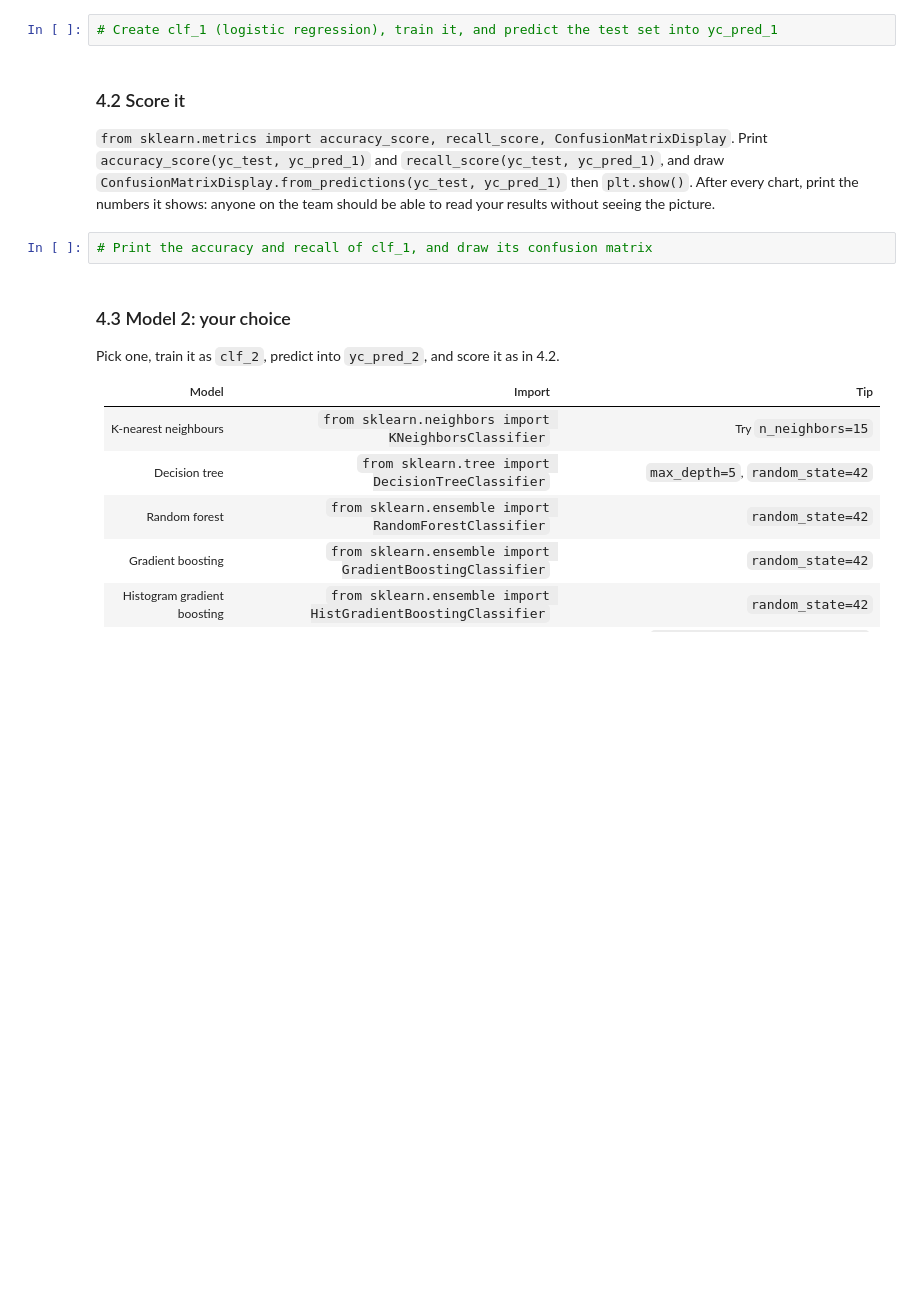
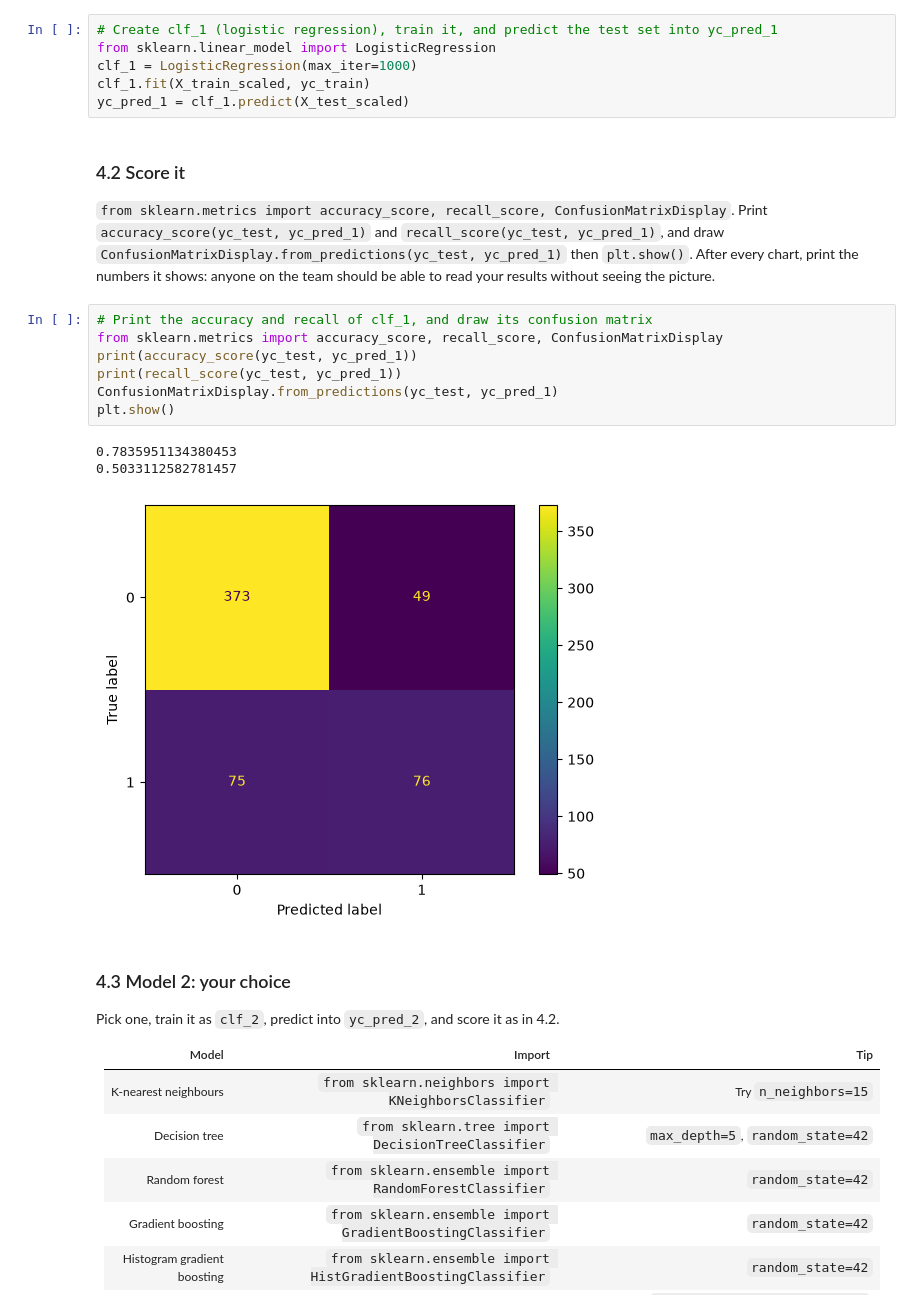
Before and after one commit to Andile-cpu/AI_CA2, a Jupyter notebook: CA2_music_Wed-02.ipynb, the cells around one changed output. Drawn from its saved outputs; the diff is of its cells as text; blank space fills up the shorter version.

```diff
--- a/CA2_music_Wed-02.ipynb
+++ b/CA2_music_Wed-02.ipynb
@@ -477,12 +477,25 @@ Scaled testing: (573, 26)
 `from sklearn.linear_model import LogisticRegression`, `clf_1 = LogisticRegression(max_iter=1000)`, `.fit(X_train_scaled, yc_train)`, then `yc_pred_1 = clf_1.predict(X_test_scaled)`.
 # %%
 # Create clf_1 (logistic regression), train it, and predict the test set into yc_pred_1
+from sklearn.linear_model import LogisticRegression
+clf_1 = LogisticRegression(max_iter=1000)
+clf_1.fit(X_train_scaled, yc_train)
+yc_pred_1 = clf_1.predict(X_test_scaled)
 # %% [markdown]
 ### 4.2 Score it
 
 `from sklearn.metrics import accuracy_score, recall_score, ConfusionMatrixDisplay`. Print `accuracy_score(yc_test, yc_pred_1)` and `recall_score(yc_test, yc_pred_1)`, and draw `ConfusionMatrixDisplay.from_predictions(yc_test, yc_pred_1)` then `plt.show()`. After every chart, print the numbers it shows: anyone on the team should be able to read your results without seeing the picture.
 # %%
 # Print the accuracy and recall of clf_1, and draw its confusion matrix
+from sklearn.metrics import accuracy_score, recall_score, ConfusionMatrixDisplay
+print(accuracy_score(yc_test, yc_pred_1))
+print(recall_score(yc_test, yc_pred_1))
+ConfusionMatrixDisplay.from_predictions(yc_test, yc_pred_1)
+plt.show()
+# %% [output]
+0.7835951134380453
+0.5033112582781457
+[figure, added]
 # %% [markdown]
 ### 4.3 Model 2: your choice
 
```
Also changed, not shown: parts of 4 cells of this notebook.
